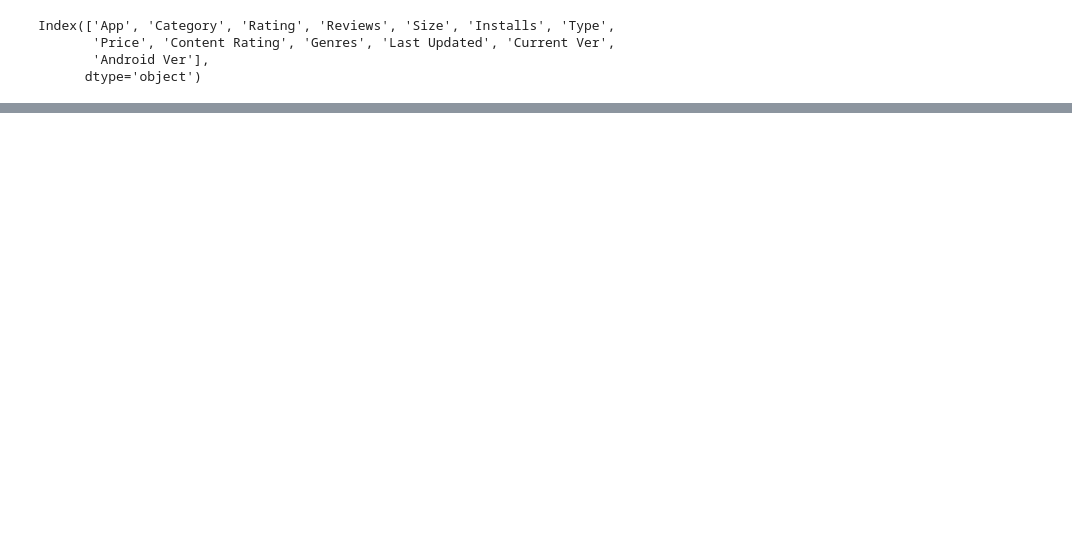
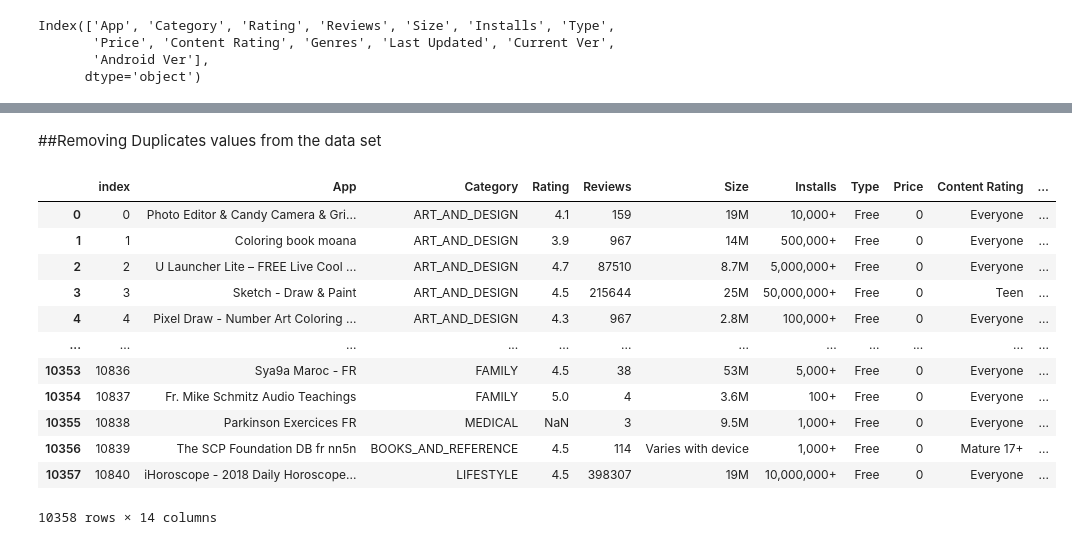
Before and after one commit to shashankm10/play_store_EDA, a Jupyter notebook: Play_Store_App_Review_Analysis_Capstone_Project.ipynb, the cells around one changed output, grey strips where cells are left out. Saved outputs shown, nothing was run; the diff lists cells and outputs as text; code cells hidden in the pictures; blank space fills up the shorter version.

```diff
--- a/Play_Store_App_Review_Analysis_Capstone_Project.ipynb
+++ b/Play_Store_App_Review_Analysis_Capstone_Project.ipynb
@@ -65,0 +138,8 @@ Index(['App', 'Category', 'Rating', 'Reviews', 'Size', 'Installs', 'Type',
+# %%
+df.Type[df.Type.isnull()]='Free' #info not available hence it considered that it is available for free
+df['Content Rating'][df['Content Rating'].isnull()]='Everyone' #info not specified hence it is considered it it available to all
+df['Current Ver'][df['Current Ver'].isna()]=1.0  #as we don't have the data and we are cosidering it the initial version of the app
+df['Android Ver'][df['Android Ver'].isna()]='Varies with device' #as we don't have the data and we are cosidering that it is available for all
+df['Rating'][df['Rating'].isna()]='Rating' #as we don't have the data and we are cosidering that it is available for all
+
+df.isnull().sum()
@@ -65,0 +181,18 @@ Index(['App', 'Category', 'Rating', 'Reviews', 'Size', 'Installs', 'Type',
+# %% [markdown]
+##Removing Duplicates values from the data set
+# %%
+df.drop_duplicates().reset_index()
+# %% [output]
+|  | index | App | Category | Rating | Reviews | Size | Installs | Type | Price | Content Rating | ... |
+| 0 | 0 | Photo Editor & Candy Camera & Gri... | ART_AND_DESIGN | 4.1 | 159 | 19M | 10,000+ | Free | 0 | Everyone | ... |
+| 1 | 1 | Coloring book moana | ART_AND_DESIGN | 3.9 | 967 | 14M | 500,000+ | Free | 0 | Everyone | ... |
+| 2 | 2 | U Launcher Lite – FREE Live Cool ... | ART_AND_DESIGN | 4.7 | 87510 | 8.7M | 5,000,000+ | Free | 0 | Everyone | ... |
+| 3 | 3 | Sketch - Draw & Paint | ART_AND_DESIGN | 4.5 | 215644 | 25M | 50,000,000+ | Free | 0 | Teen | ... |
+| 4 | 4 | Pixel Draw - Number Art Coloring ... | ART_AND_DESIGN | 4.3 | 967 | 2.8M | 100,000+ | Free | 0 | Everyone | ... |
+| ... | ... | ... | ... | ... | ... | ... | ... | ... | ... | ... | ... |
+| 10353 | 10836 | Sya9a Maroc - FR | FAMILY | 4.5 | 38 | 53M | 5,000+ | Free | 0 | Everyone | ... |
+| 10354 | 10837 | Fr. Mike Schmitz Audio Teachings | FAMILY | 5.0 | 4 | 3.6M | 100+ | Free | 0 | Everyone | ... |
+| 10355 | 10838 | Parkinson Exercices FR | MEDICAL | NaN | 3 | 9.5M | 1,000+ | Free | 0 | Everyone | ... |
+| 10356 | 10839 | The SCP Foundation DB fr nn5n | BOOKS_AND_REFERENCE | 4.5 | 114 | Varies with device | 1,000+ | Free | 0 | Mature 17+ | ... |
+| 10357 | 10840 | iHoroscope - 2018 Daily Horoscope... | LIFESTYLE | 4.5 | 398307 | 19M | 10,000,000+ | Free | 0 | Everyone | ... |
+10358 rows × 14 columns
```
Also changed, not shown: parts of 24 cells of this notebook.
